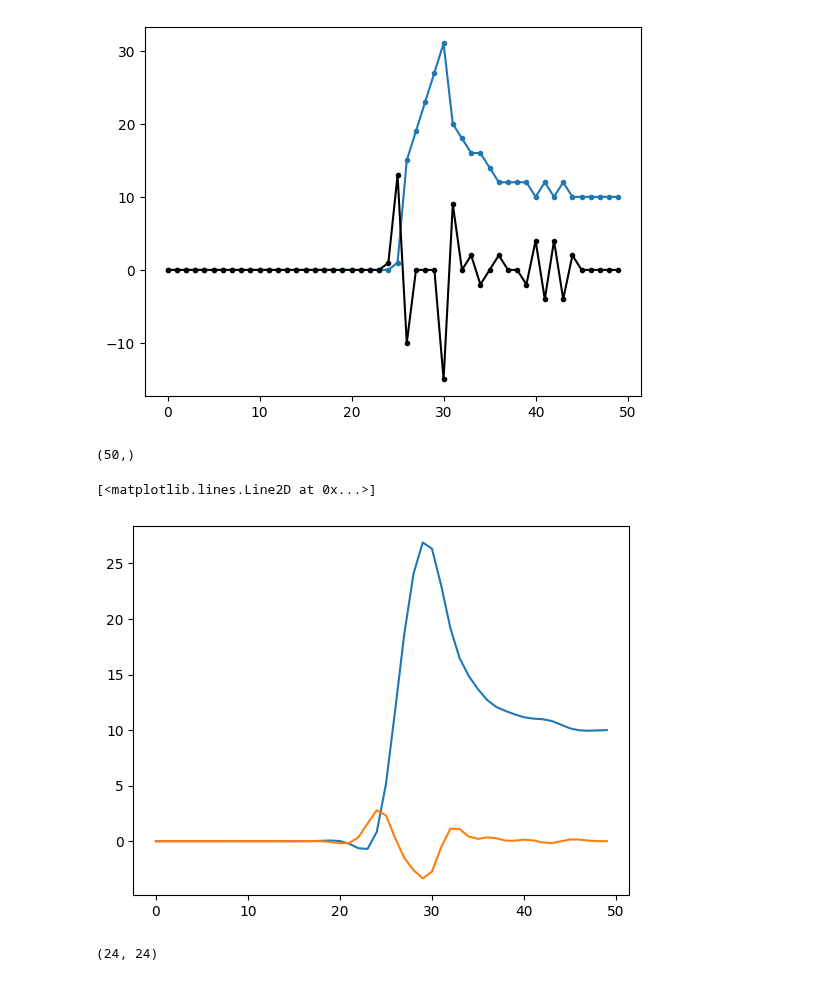
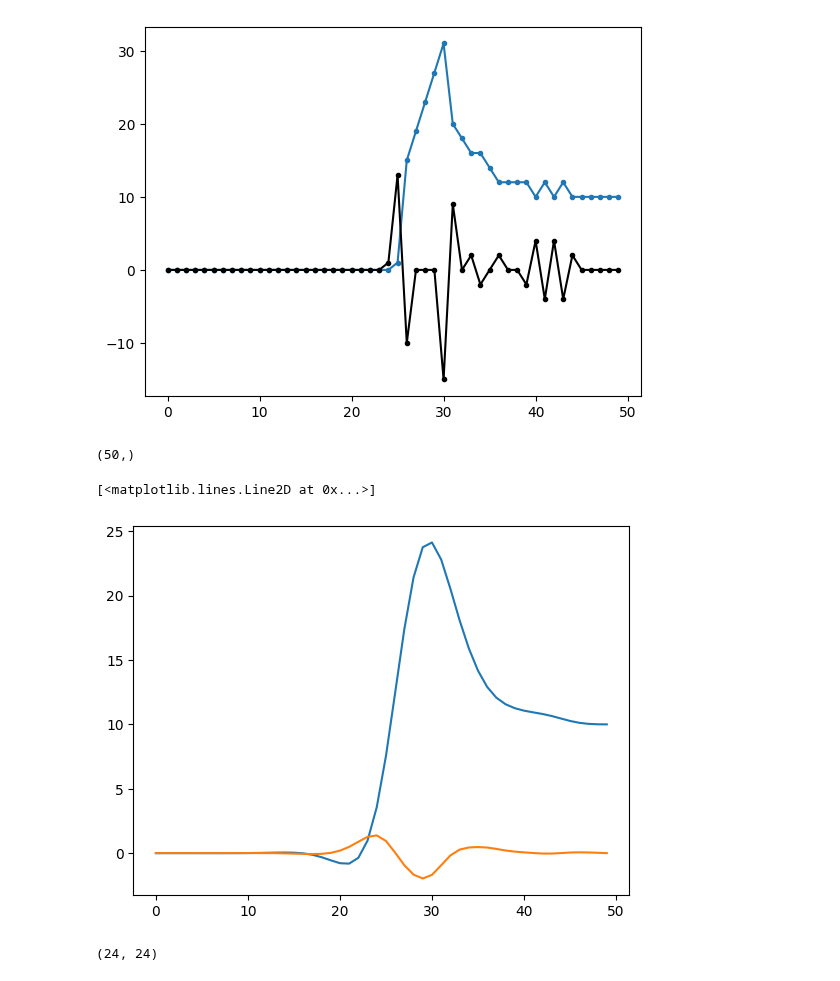
Before and after one commit to chrishavlin/yt_scratch, a Jupyter notebook: notebooks/dev/point_clustering_grid_gen.ipynb, the cells around one changed output. Saved outputs shown, nothing was run; the diff lists cells and outputs as text; code cells hidden in the pictures.

```diff
--- a/notebooks/dev/point_clustering_grid_gen.ipynb
+++ b/notebooks/dev/point_clustering_grid_gen.ipynb
@@ -57,25 +57,23 @@ plt.plot(sig_array_x_second_derive,'k', marker='.')
 # %%
 from scipy.signal import butter,filtfilt
 
-fs = 30.0       # sample rate, Hz
-cutoff = 5      # desired cutoff frequency of the filter, Hz
-nyq = 0.5 * fs  # Nyquist Frequency
 
 def butter_lowpass_filter(data, cutoff, fs, order):
-    normal_cutoff = cutoff / nyq
-    b, a = butter(order, normal_cutoff, btype='low', analog=False)
+    Wn = 0.1 # critcal frequency, Hz
+    fs = 1 # sample rate, Hz
+    b, a = butter(order, Wn=Wn, btype='low', analog=False,fs =fs)
     y = filtfilt(b, a, data)
     return y
 
 filtered = butter_lowpass_filter(sig_array_x, cutoff, fs, 2)
 print(filtered.shape)
 plt.plot(filtered)
 filtered_d2 = dsig2_dpx2(filtered)
 plt.plot(filtered_d2)
 # %% [output]
 (50,)
 [<matplotlib.lines.Line2D at 0x...>]
-[figure, old version]
+[figure, new version]
 # %%
 # filtered_d2.astype(int)
 # %%
```
Also changed, not shown: parts of 4 cells of this notebook, 15 other files.
